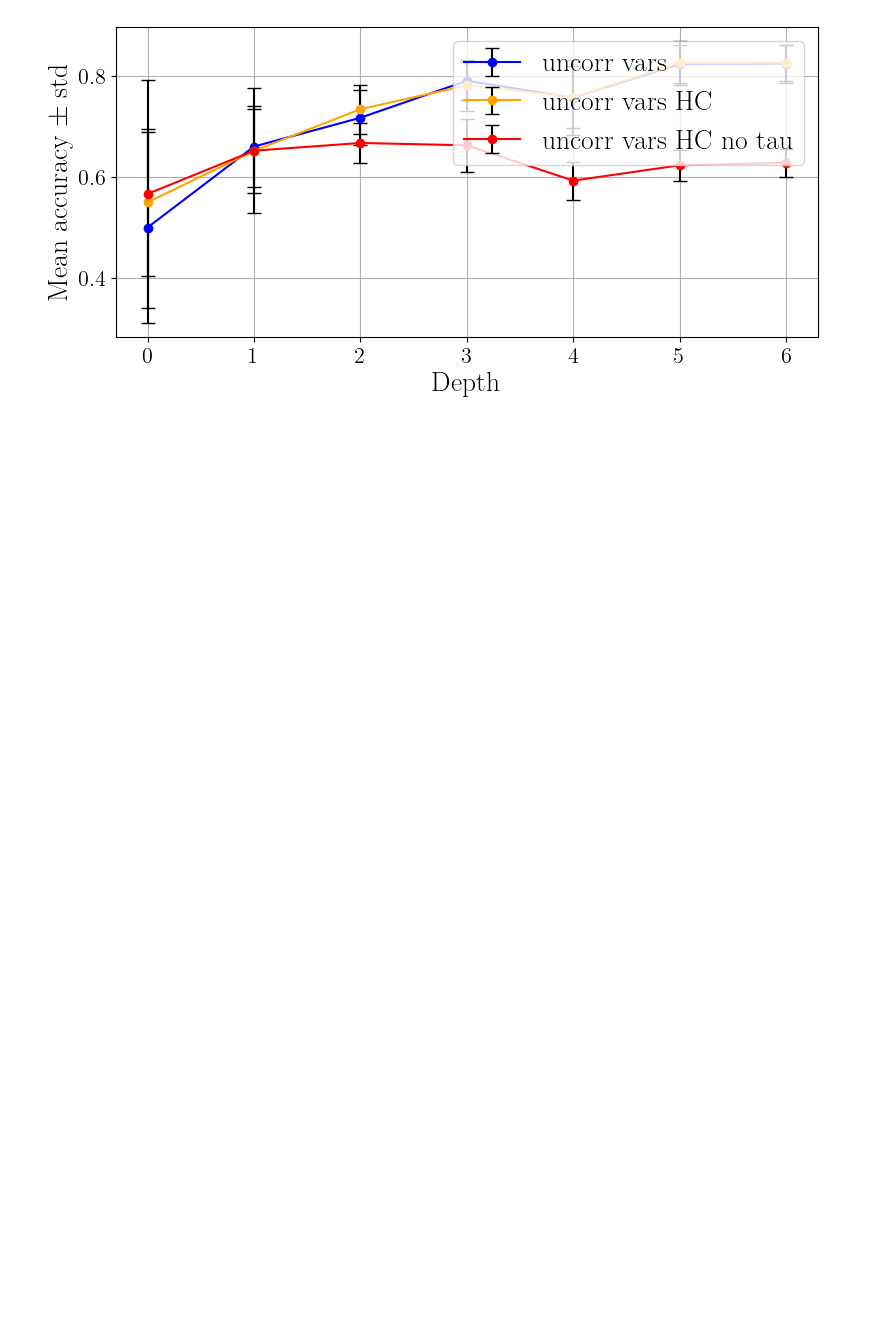
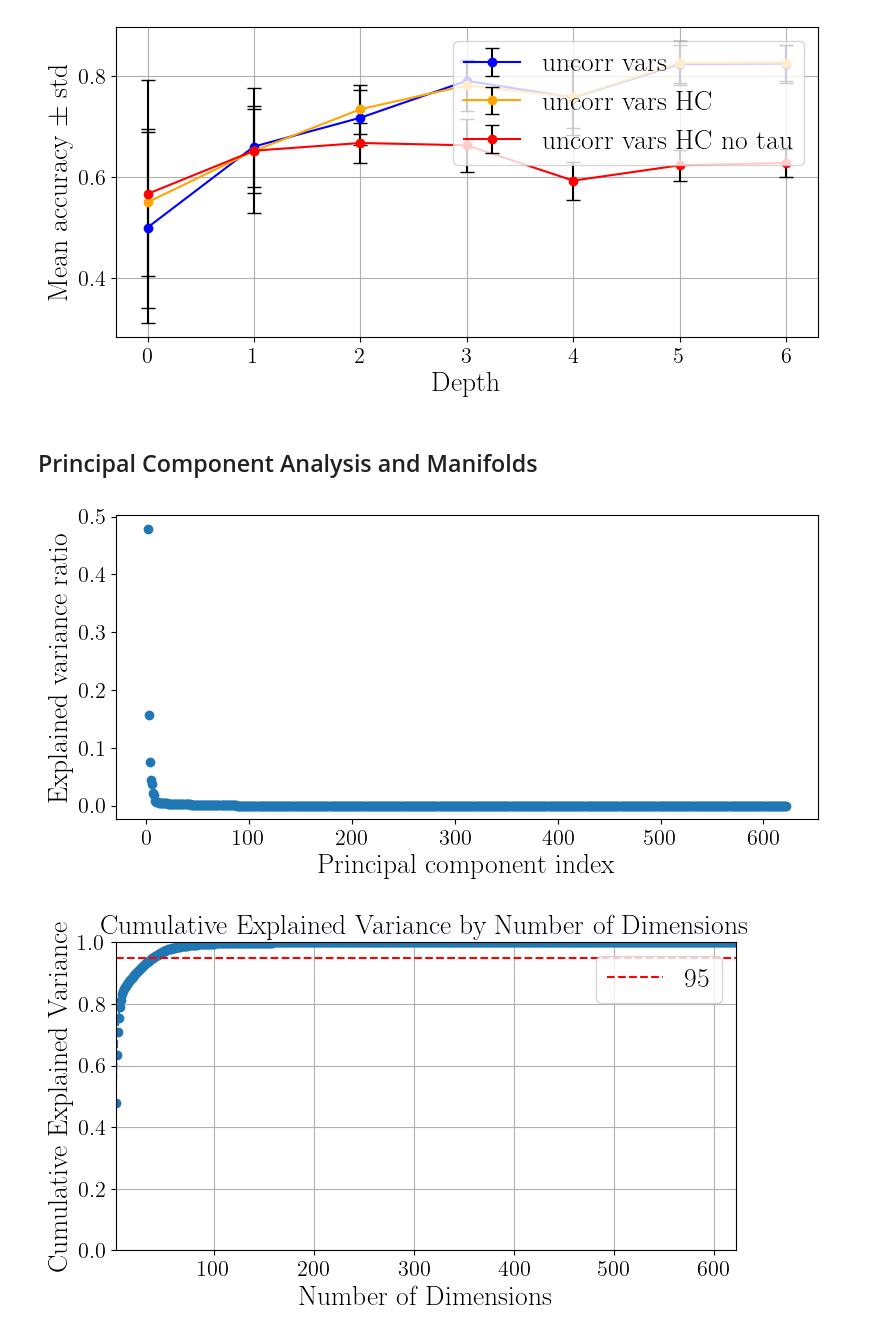
Before and after one commit to MauroGarciaLorenzo/datagen, a Jupyter notebook: post_processing/Post_processing.ipynb, the cells around one changed output. Cells and saved outputs as stored; diff of their text form; code cells hidden in the pictures; blank space fills up the shorter version.

```diff
--- a/post_processing/Post_processing.ipynb
+++ b/post_processing/Post_processing.ipynb
@@ -583,3 +583,5 @@ fig.tight_layout()
 #plt.savefig('scores_vs_depth__df_uncorr_var_HierCl_xgb.png')#, format='png')
 # %% [output]
 [figure]
+# %% [markdown]
+## Principal Component Analysis and Manifolds
@@ -585,0 +682,14 @@ fig.tight_layout()
+# %%
+# %% ---- SCALE DATA ----
+
+scaler1 = StandardScaler()
+df_scaled_StdSc = scaler1.fit_transform(results_dataframes['case_df_op_feasible'].drop(['case_id','Stability'],axis=1).reset_index(drop=True))
+
+scaler2 = MinMaxScaler()
+df_scaled_MinMax = scaler2.fit_transform(results_dataframes['case_df_op_feasible'].drop(['case_id','Stability'],axis=1).reset_index(drop=True))
+# %%
+X_PCA_StdSc, cumulative_variance = PCA_Mani(df_scaled_StdSc, PCA())
+X_PCA_MinMax, cumulative_variance= PCA_Mani(df_scaled_MinMax, PCA())
+# %% [output]
+[figure, added]
+[figure, added]
```
Also changed, not shown: parts of 14 cells of this notebook, 5 other files.
